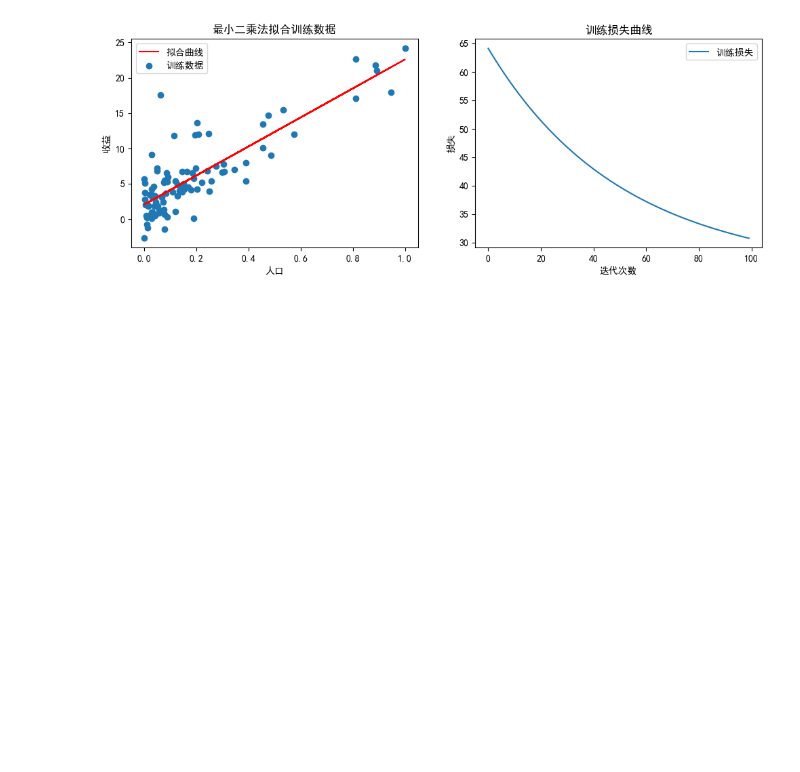
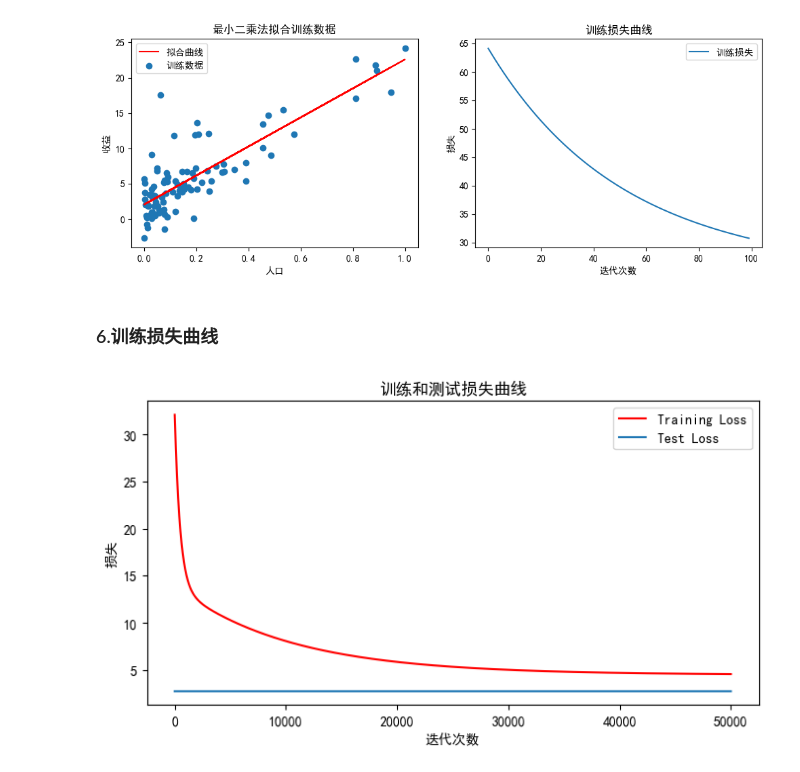
Before and after one commit to roseee-e/AI-22-ML-homework, a Jupyter notebook: 第二次作业/25_2200170275_尹泽.ipynb, the cells around one changed output. Drawn from its saved outputs; the diff is of its cells as text; code cells hidden in the pictures; blank space fills up the shorter version.

```diff
--- a/第二次作业/25_2200170275_尹泽.ipynb
+++ b/第二次作业/25_2200170275_尹泽.ipynb
@@ -407,3 +407,78 @@ ax[1].legend()
 plt.show()
 # %% [output]
 [figure]
+# %% [markdown]
+### 6.训练损失曲线
+# %%
+test_data = np.array([
+    [10.957, 7.0467],
+    [13.176, 14.692],
+    [22.203, 24.147],
+    [5.2524, -1.22],
+    [6.5894, 5.9966],
+    [9.2482, 12.134],
+    [5.8918, 1.8495],
+    [8.2111, 6.5426],
+    [7.9334, 4.5623],
+    [8.0959, 4.1164],
+    [5.6063, 3.3928],
+    [12.836, 10.117],
+    [6.3534, 5.4974],
+    [5.4069, 0.55657],
+    [6.8825, 3.9115],
+    [11.708, 5.3854],
+    [5.7737, 2.4406],
+    [7.8247, 6.7318],
+    [7.0931, 1.0463],
+    [5.0702, 5.1337],
+    [5.8014, 1.844],
+    [11.7, 8.0043],
+    [5.5416, 1.0179],
+    [7.5402, 6.7504],
+    [5.3077, 1.8396],
+    [7.4239, 4.2885],
+    [7.6031, 4.9981],
+    [6.3328, 1.4233],
+    [6.3589, -1.4211],
+    [6.2742, 2.4756],
+    [5.6397, 4.6042],
+    [9.3102, 3.9624],
+    [9.4536, 5.4141],
+    [8.8254, 5.1694],
+    [5.1793, -0.74279],
+    [21.279, 17.929],
+    [14.908, 12.054],
+    [18.959, 17.054],
+    [7.2182, 4.8852],
+    [8.2951, 5.7442],
+    [10.236, 7.7754],
+    [5.4994, 1.0173],
+    [20.341, 20.992],
+    [10.136, 6.6799],
+    [7.3345, 4.0259],
+    [6.0062, 1.2784],
+    [7.2259, 3.3411],
+    [5.0269, -2.6807],
+    [6.5479, 0.29678],
+    [7.5386, 3.8845],
+    [5.0365, 5.7014]
+])
+# 分离特征和目标值
+X_test = test_data[:, 0].reshape(-1, 1)  # 特征值
+Y_test = test_data[:, 1].reshape(-1, 1)  # 目标值
+# 对特征值进行归一化处理
+X_test_norm = (X_test - min_val) / (max_val - min_val)
+X_test_norm = np.insert(X_test_norm, 0, 1, axis=1)  # 在归一化后的数据前添加一列全1，代表x0
+# 使用训练好的模型W来计算测试损失
+test_loss_his = [computeCost(X_test_norm, Y_test, W) for _ in range(iters)]
+# 绘制曲线
+plt.figure(figsize=(8, 4))
+plt.plot(loss_his,'r', label='Training Loss')
+plt.plot(test_loss_his, label='Test Loss')
+plt.xlabel('迭代次数')
+plt.ylabel('损失')
+plt.title('训练和测试损失曲线')
+plt.legend()
+plt.show()
+# %% [output]
+[figure, added]
```
